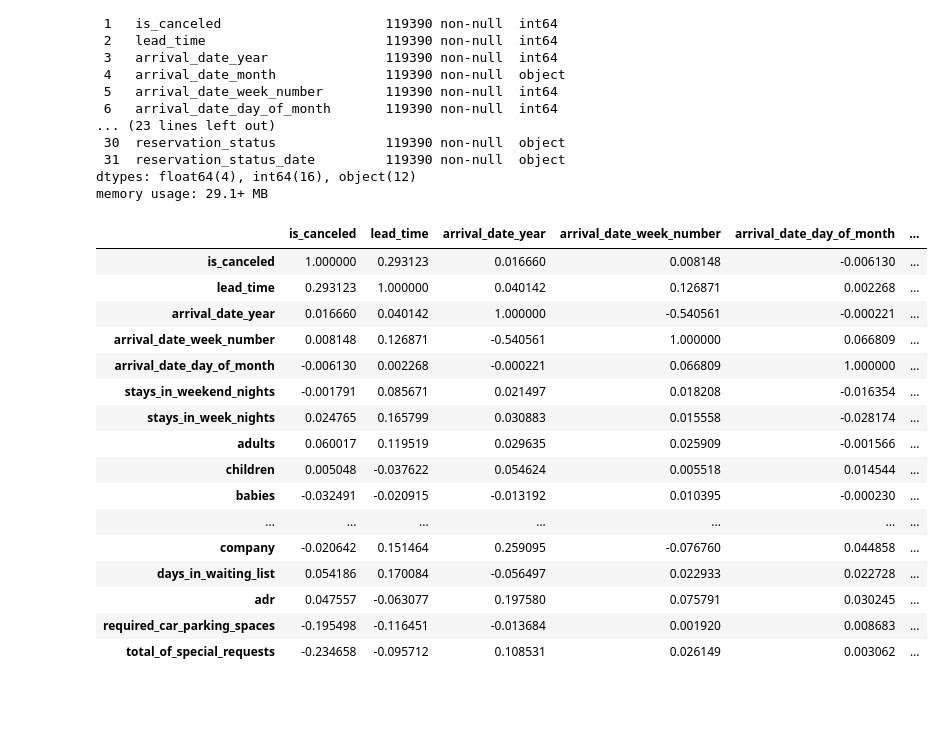
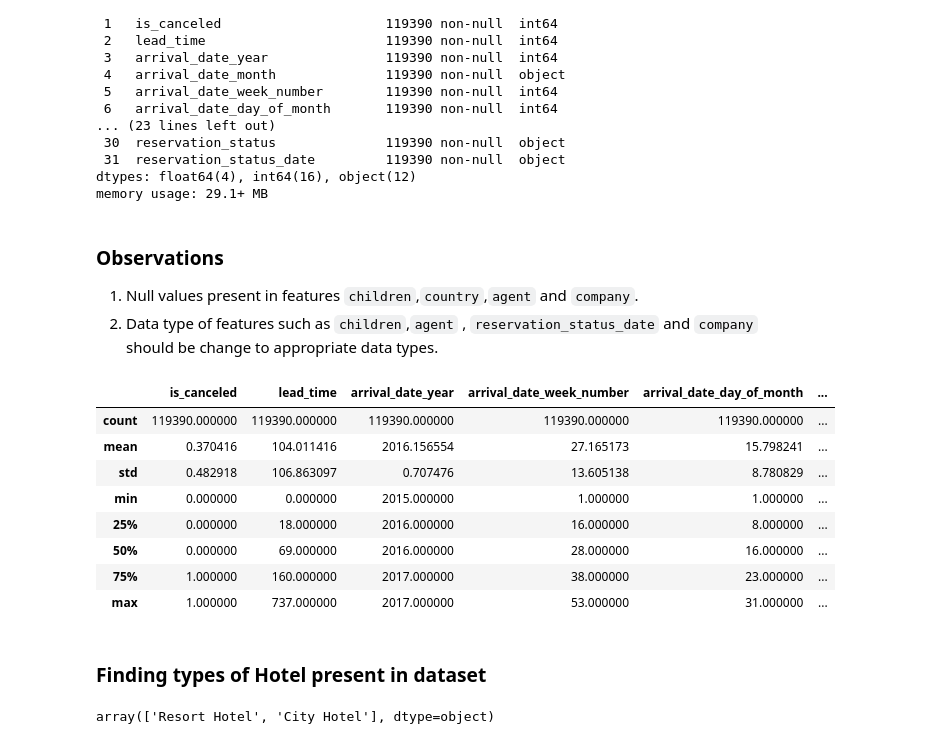
Before and after one commit to shubham1894/Hotel-Booking-Exploratory-Analysis, a Jupyter notebook: Hotel_Booking_Analysis_Capstone_Project.ipynb, the cells around one changed output. Cells and saved outputs as stored; diff of their text form; code cells hidden in the pictures; blank space fills up the shorter version.

```diff
--- a/Hotel_Booking_Analysis_Capstone_Project.ipynb
+++ b/Hotel_Booking_Analysis_Capstone_Project.ipynb
@@ -52,23 +62,25 @@ Data columns (total 32 columns):
  31  reservation_status_date         119390 non-null  object
 dtypes: float64(4), int64(16), object(12)
 memory usage: 29.1+ MB
+# %% [markdown]
+### Observations
+1. Null values present in features `children`,`country`,`agent` and `company`.
+2. Data type of features such as `children`,`agent` , `reservation_status_date`  and `company` should be change to appropriate data types.
 # %%
-df.corr()
+df.describe()
 # %% [output]
 |  | is_canceled | lead_time | arrival_date_year | arrival_date_week_number | arrival_date_day_of_month | ... |
-| is_canceled | 1.000000 | 0.293123 | 0.016660 | 0.008148 | -0.006130 | ... |
-| lead_time | 0.293123 | 1.000000 | 0.040142 | 0.126871 | 0.002268 | ... |
-| arrival_date_year | 0.016660 | 0.040142 | 1.000000 | -0.540561 | -0.000221 | ... |
-| arrival_date_week_number | 0.008148 | 0.126871 | -0.540561 | 1.000000 | 0.066809 | ... |
-| arrival_date_day_of_month | -0.006130 | 0.002268 | -0.000221 | 0.066809 | 1.000000 | ... |
-| stays_in_weekend_nights | -0.001791 | 0.085671 | 0.021497 | 0.018208 | -0.016354 | ... |
-| stays_in_week_nights | 0.024765 | 0.165799 | 0.030883 | 0.015558 | -0.028174 | ... |
-| adults | 0.060017 | 0.119519 | 0.029635 | 0.025909 | -0.001566 | ... |
-| children | 0.005048 | -0.037622 | 0.054624 | 0.005518 | 0.014544 | ... |
-| babies | -0.032491 | -0.020915 | -0.013192 | 0.010395 | -0.000230 | ... |
-| ... | ... | ... | ... | ... | ... | ... |
-| company | -0.020642 | 0.151464 | 0.259095 | -0.076760 | 0.044858 | ... |
-| days_in_waiting_list | 0.054186 | 0.170084 | -0.056497 | 0.022933 | 0.022728 | ... |
-| adr | 0.047557 | -0.063077 | 0.197580 | 0.075791 | 0.030245 | ... |
-| required_car_parking_spaces | -0.195498 | -0.116451 | -0.013684 | 0.001920 | 0.008683 | ... |
-| total_of_special_requests | -0.234658 | -0.095712 | 0.108531 | 0.026149 | 0.003062 | ... |
+| count | 119390.000000 | 119390.000000 | 119390.000000 | 119390.000000 | 119390.000000 | ... |
+| mean | 0.370416 | 104.011416 | 2016.156554 | 27.165173 | 15.798241 | ... |
+| std | 0.482918 | 106.863097 | 0.707476 | 13.605138 | 8.780829 | ... |
+| min | 0.000000 | 0.000000 | 2015.000000 | 1.000000 | 1.000000 | ... |
+| 25% | 0.000000 | 18.000000 | 2016.000000 | 16.000000 | 8.000000 | ... |
+| 50% | 0.000000 | 69.000000 | 2016.000000 | 28.000000 | 16.000000 | ... |
+| 75% | 1.000000 | 160.000000 | 2017.000000 | 38.000000 | 23.000000 | ... |
+| max | 1.000000 | 737.000000 | 2017.000000 | 53.000000 | 31.000000 | ... |
+# %% [markdown]
+### Finding types of Hotel present in dataset
+# %%
+df['hotel'].unique()
+# %% [output]
+array(['Resort Hotel', 'City Hotel'], dtype=object)
```
Also changed, not shown: parts of 14 cells of this notebook.
